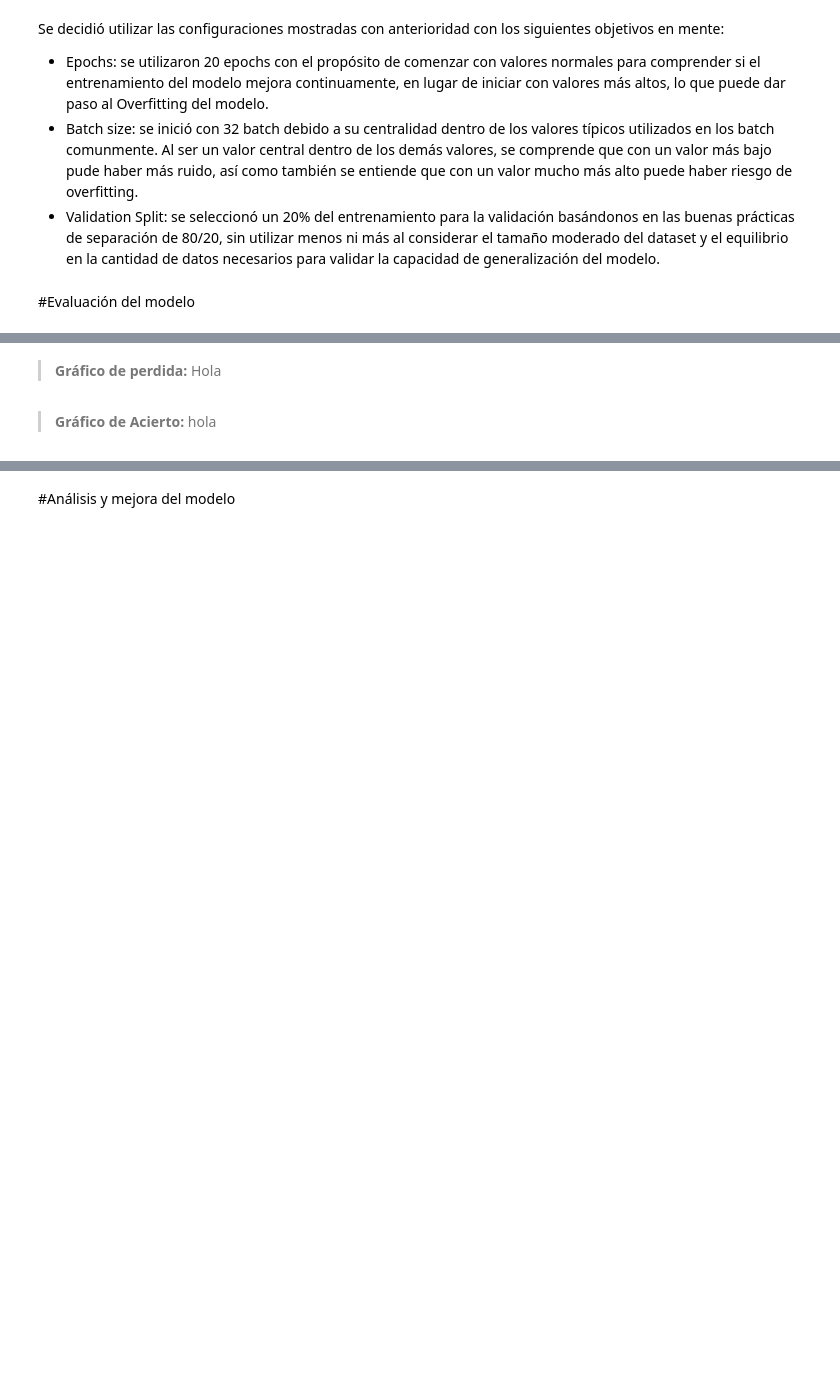
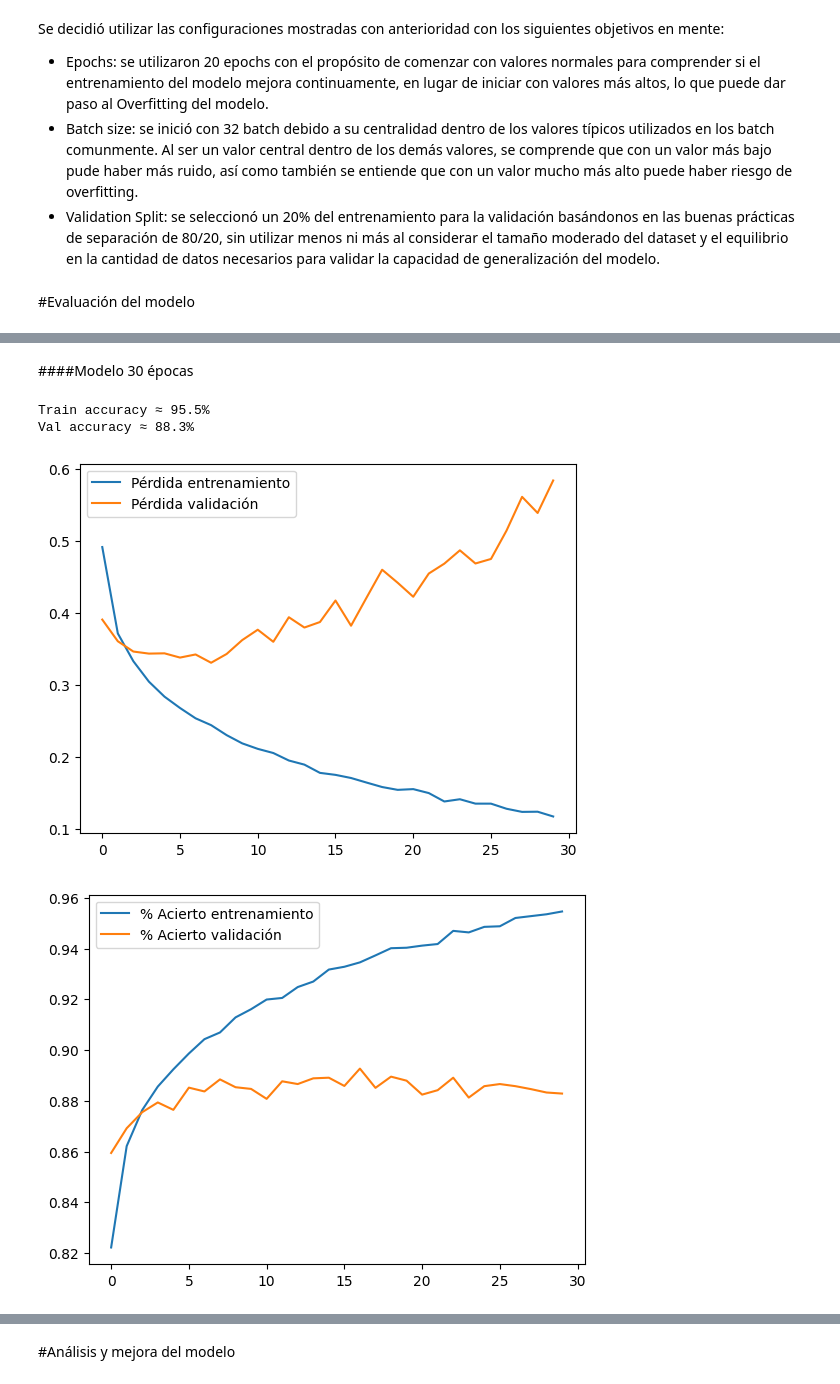
Before and after one commit to Albedofan69420/FASHION-MNIST, a Jupyter notebook: FASHION_MNIST.ipynb, the cells around one changed output, grey strips where cells are left out. Saved outputs shown, nothing was run; the diff lists cells and outputs as text; code cells hidden in the pictures; blank space fills up the shorter version.

```diff
--- a/FASHION_MNIST.ipynb
+++ b/FASHION_MNIST.ipynb
@@ -206,4 +243,23 @@ plt.show()
-# %% [markdown]
-> **Gráfico de perdida:** Hola
-# %% [markdown]
-> **Gráfico de Acierto:** hola
+# %% [markdown]
+####Modelo 30 épocas
+# %%
+print(f"Train accuracy \u2248 {history_aumento.history['accuracy'][-1]*100:.1f}%")
+print(f"Val accuracy \u2248 {history_aumento.history['val_accuracy'][-1]*100:.1f}%")
+# %% [output]
+Train accuracy ≈ 95.5%
+Val accuracy ≈ 88.3%
+# %%
+# Gráficamos las perdidas y los aciertos por cada época
+
+plt.plot(history_aumento.history['loss'], label='Pérdida entrenamiento')
+plt.plot(history_aumento.history['val_loss'], label='Pérdida validación')
+plt.legend()
+plt.show()
+
+plt.plot(history_aumento.history['accuracy'], label='% Acierto entrenamiento')
+plt.plot(history_aumento.history['val_accuracy'], label='% Acierto validación')
+plt.legend()
+plt.show()
+# %% [output]
+[figure, added]
+[figure, added]
```
Also changed, not shown: parts of 36 cells of this notebook.
